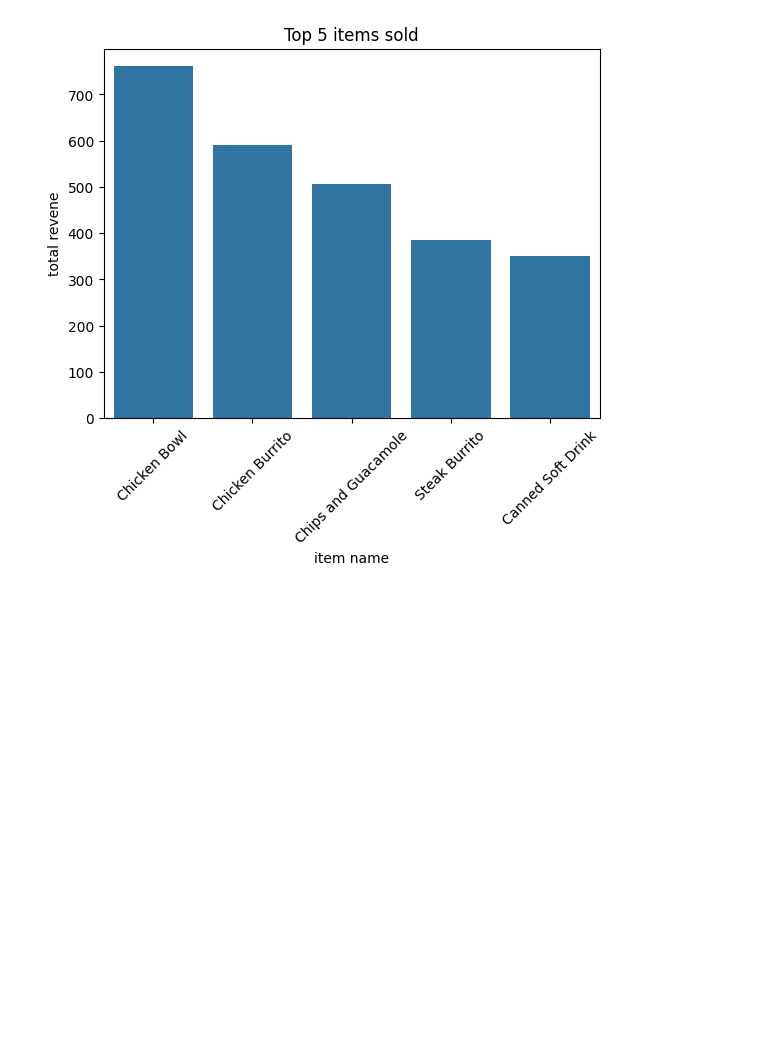
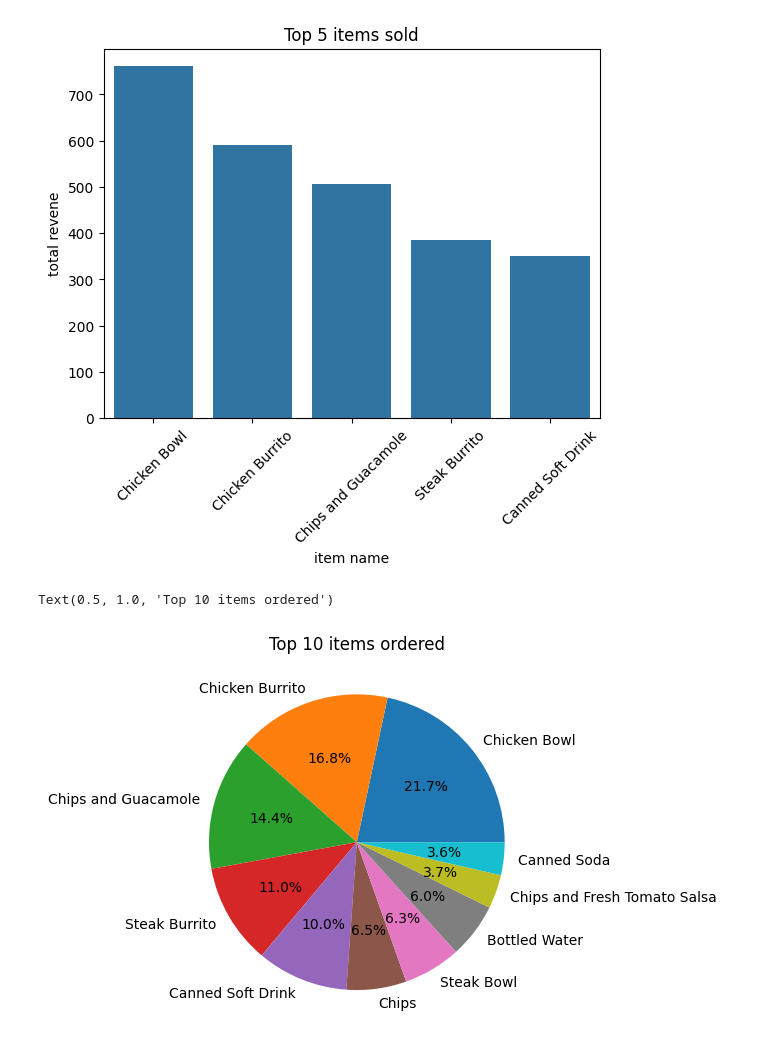
Before and after one commit to build-summer-2024/Yellow-team-data-exploration, a Jupyter notebook: july17.ipynb, the cells around one changed output. Saved outputs shown, nothing was run; the diff lists cells and outputs as text; code cells hidden in the pictures; blank space fills up the shorter version.

```diff
--- a/july17.ipynb
+++ b/july17.ipynb
@@ -111,3 +111,10 @@ plt.xticks(rotation=45)
   Text(3, 0, 'Steak Burrito'),
   Text(4, 0, 'Canned Soft Drink')])
 [figure]
+# %%
+top10_sold = item_orders.sort_values(ascending=False).head(10)
+plt.pie(top10_sold, labels=top10_sold.index, autopct="%1.1f%%")
+plt.title('Top 10 items ordered')
+# %% [output]
+Text(0.5, 1.0, 'Top 10 items ordered')
+[figure, added]
```
Also changed, not shown: 1 other file.
